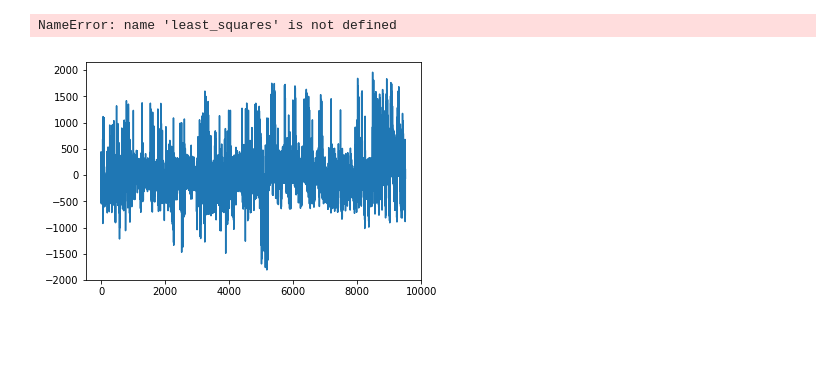
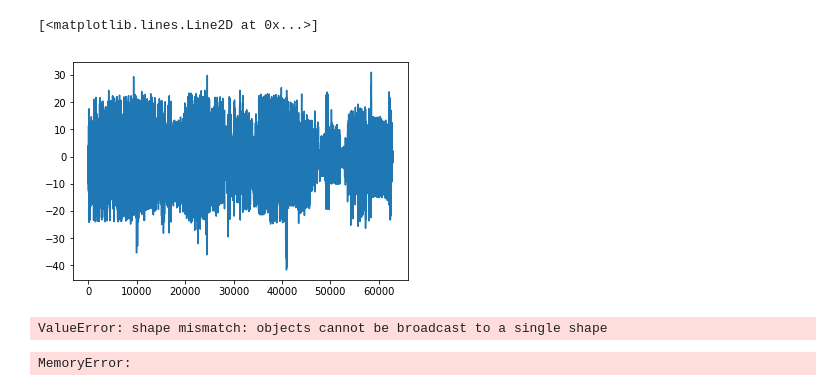
Before and after one commit to sayeayed/Structure_from_Motion, a Jupyter notebook: SfM_pipeline_test.ipynb, the cells around one changed output. Drawn from its saved outputs; the diff is of its cells as text; code cells hidden in the pictures; blank space fills up the shorter version.

Commit message:
Changed data input to mid-length range instead of handful of images, for ease of parsing. Fixed perspective division so residuals are now calculated correctly

```diff
--- a/SfM_pipeline_test.ipynb
+++ b/SfM_pipeline_test.ipynb
@@ -4,8 +4,9 @@ import os
 import matplotlib.pyplot as plt
 
 #arbitrarily choose images/cameras
-chosenImages = [4,5,6,7,8,9,10]
-numChosen = len(chosenImages)
+numChosen = 50
+chosenImages = range(numChosen)
+
 
 # initialize filepaths
 ## later implement input for directory
@@ -109,17 +165,21 @@ def project(point, camera_params):
     f,k1,k2 = camera_params[0]
 
     Q = np.matmul(R,np.transpose(point)) + np.transpose(t) #convert real world to camera coordinates
-    q = -Q[0:1]/Q[2] #perspective division
+    q = -Q[:2]/Q[2] #perspective division
     q2 = np.linalg.norm(q)
     p = f*(1+k1*q2+k2*q2*q2)*q #convert to pixel coordinates
 
     return p
 
-def batch_project(points_3d, point_index, camera_data, camera_index, total_num_views):
+x0 = np.hstack((camera_data.ravel(), points_3d[point_index].ravel()))
+points_2d = np.transpose([xp,yp])
+
+def batch_project(params, point_index, camera_index, total_num_views, num_cameras, num_points):
+    camera_params = params[:num_cameras*5*3].reshape((num_cameras*5,3))
+    points_3d = params[num_cameras*5*3:].reshape((total_num_views,3))
     point_proj = np.empty([total_num_views,2])
     for i in range(total_num_views):
-        point_proj[i] = project(points_3d[point_index[i]],
-                                                   camera_data[camera_index[i]*5:camera_index[i]*5+5,:])
+        point_proj[i] = project(points_3d[i],camera_params[camera_index[i]*5:camera_index[i]*5+5,:])
 
     return point_proj
 
@@ -128,44 +188,52 @@ def collect_unique(points_3d, point_index, camera_data, camera_index, chosenImag
     unique_points = points_3d[list(set(point_index))]
 
 
-def fun(camera_params, camera_index, point_index, points_3d, points_2d):
+def fun(params, point_index, camera_index, total_num_views, num_cameras, num_points, points_2d):
     """Compute residuals.
 
     `params` contains camera parameters and 3-D coordinates.
     """
-    points_proj = batch_project(points_3d, point_index, camera_data, camera_index, total_num_views)
+    points_proj = batch_project(params, point_index, camera_index, total_num_views, num_cameras, num_points)
 
     return (points_proj - points_2d).ravel()
 
 from scipy.sparse import lil_matrix
 
-def sparseJacobian(chosenImages, total_num_views):
+def sparseJacobian(num_cameras, num_points, camera_index, point_index, total_num_views):
     m = total_num_views * 2
-    n = n_cameras * 9 + n_points * 3
+    n = num_cameras * 15 + num_points * 3
     A = lil_matrix((m, n), dtype=int)
 
-    i = np.arange(camera_indices.size)
-    for s in range(9):
-        A[2 * i, camera_indices * 9 + s] = 1
-        A[2 * i + 1, camera_indices * 9 + s] = 1
+    i = np.arange(total_num_views)
+    for s in range(15):
+        A[2 * i, camera_index * 15 + s] = 1
+        A[2 * i + 1, camera_index * 15 + s] = 1
 
     for s in range(3):
-        A[2 * i, n_cameras * 9 + point_indices * 3 + s] = 1
-        A[2 * i + 1, n_cameras * 9 + point_indices * 3 + s] = 1
+        A[2 * i, num_cameras * 15 + point_index * 3 + s] = 1
+        A[2 * i + 1, num_cameras * 15 + point_index * 3 + s] = 1
 
     return A
+# %%
+residuals = fun(x0, point_index, camera_index, total_num_views, num_cameras, num_points, points_2d)
+plt.plot(residuals)
+# %% [output]
+[<matplotlib.lines.Line2D at 0x...>]
+[figure, added]
+# %%
+68691/3
+B = sparseJacobian(20,45,np.arange(20),np.array([1,0]),3)
+# %% [output]
+ValueError: shape mismatch: objects cannot be broadcast to a single shape
 # %%
-residuals = fun(camera_data, camera_index, point_index, points_3d, np.transpose([xp,yp]))
-plt.plot(residuals)
-
+A = sparseJacobian(num_cameras, num_points, camera_index, point_index, total_num_views)
 ### Optimize (least squares)
 import time
 from scipy.optimize import least_squares
 t0 = time.time()
-res = least_squares(fun, points_3d.ravel(), jac_sparsity=A, verbose=2, x_scale='jac', ftol=1e-4, method='trf',
-                    args=(camera_data, camera_index, point_index, points_3d, np.transpose([xp,yp])))
+res = least_squares(fun, x0, verbose=2, ftol=1e-4,
+                    args=(point_index, camera_index, total_num_views, num_cameras, num_points, points_2d))
 t1 = time.time()
 print("Optimization took {0:.0f} seconds".format(t1 - t0))
 # %% [output]
-NameError: name 'least_squares' is not defined
+MemoryError:
-[figure, removed]
```
Also changed, not shown: parts of 5 cells of this notebook.
